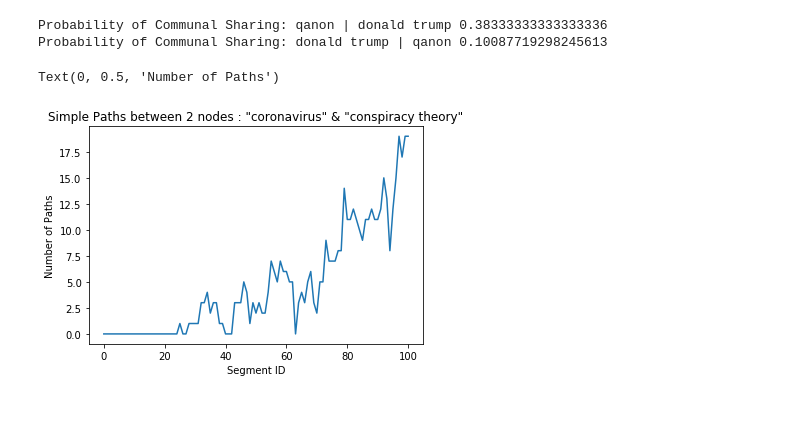
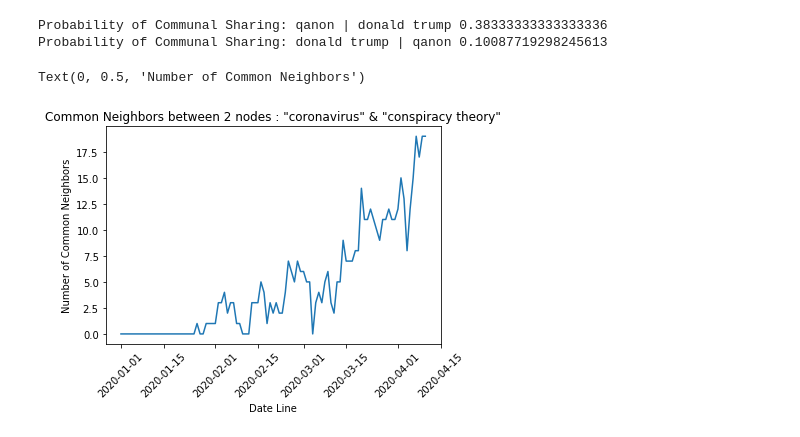
Before and after one commit to pholur/Covid19, a Jupyter notebook: Evaluations/time_series_count.ipynb, the cells around one changed output. Cells and saved outputs as stored; diff of their text form; code cells hidden in the pictures; blank space fills up the shorter version.

```diff
--- a/Evaluations/time_series_count.ipynb
+++ b/Evaluations/time_series_count.ipynb
@@ -59,13 +59,3 @@ for comm in [["5g","waves","antenna","radio","towers"],["army","us","bioweapon"]
         data = find_graph(corpus, comm)
         total_data.append(data)
     traj.append(total_data)
-# %%
-# Community Trends in the News Report
-# Cross Correlation in Time and find the delay parameter?
-import matplotlib.pyplot as plt
-for l in [0,1,2,3]:
-    plt.plot(traj[l])
-
-plt.title("Normalized Community Word-Match with News Report Segment (5 day)")
-plt.xlabel("Segment ID")
-plt.ylabel("Fraction of Words")
@@ -74,0 +62,19 @@ Text(0, 0.5, 'Fraction of Words')
+# %%
+from datetime import datetime, timedelta
+def to_date(DATE):
+    return datetime.strptime(DATE, '%Y%m%d%H%M%S')
+
+def from_date(DATE):
+    return DATE.strftime("%Y%m%d%H%M%S")
+
+def create_range(DATE):
+    list_dates = []
+    for i in range(106 - time_sweep):
+        list_dates.append((DATE + timedelta(days = i)).date())
+    return list_dates
+
+def create_range_2(DATE):
+    list_dates = []
+    for i in range(105):
+        list_dates.append((DATE + timedelta(days = i)).date())
+    return list_dates
@@ -104,14 +183,15 @@ Probability of Communal Sharing: donald trump | qanon 0.10087719298245613
 # %%
 # Number of Distinct simple paths between two nodes (coronavirus, conspiracy theory)
 path = "../GDELT_actant_corr/Results0423/simple_path.txt"
 with open(path) as f:
     g = f.readlines()
     simple_paths = [int(gi) for gi in g]
 
-plt.plot(simple_paths)
-plt.title("Simple Paths between 2 nodes : \"coronavirus\" & \"conspiracy theory\"")
-plt.xlabel("Segment ID")
-plt.ylabel("Number of Paths")
+plt.plot(l_d, simple_paths)
+plt.title("Common Neighbors between 2 nodes : \"coronavirus\" & \"conspiracy theory\"")
+plt.xticks(rotation=45)
+plt.xlabel("Date Line")
+plt.ylabel("Number of Common Neighbors")
 # %% [output]
-Text(0, 0.5, 'Number of Paths')
+Text(0, 0.5, 'Number of Common Neighbors')
-[figure, old version]
+[figure, new version]
```
Also changed, not shown: parts of 3 cells of this notebook.
